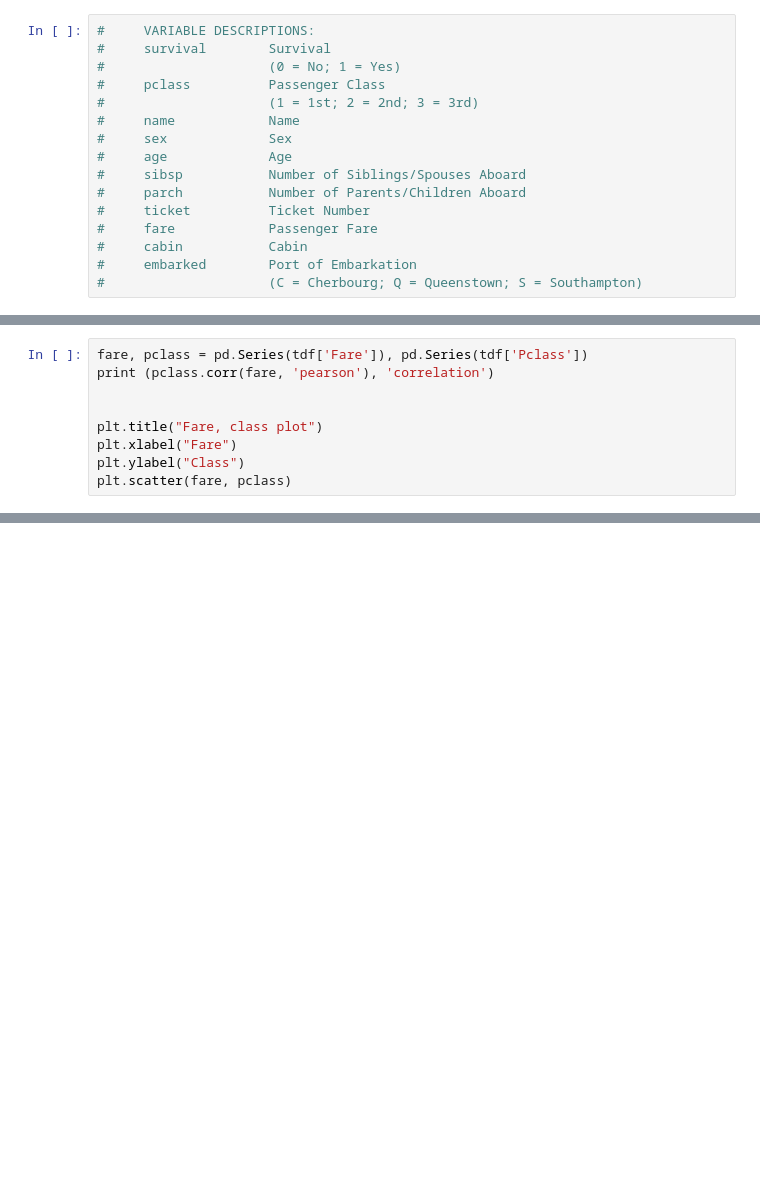
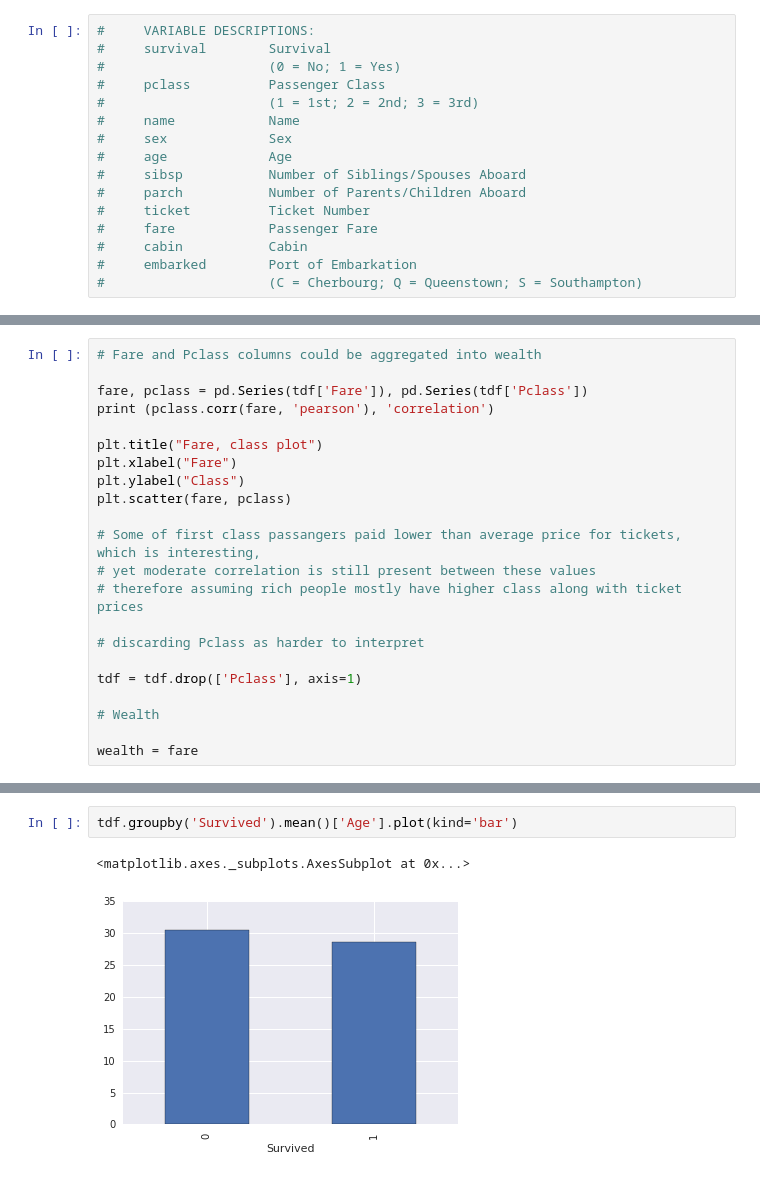
Before and after one commit to cranb3rry/dtnl, a Jupyter notebook: d_a_titanic.ipynb, the cells around one changed output, grey strips where cells are left out. Cells and saved outputs as stored; diff of their text form; blank space fills up the shorter version.

```diff
--- a/d_a_titanic.ipynb
+++ b/d_a_titanic.ipynb
@@ -77,11 +71,24 @@ memory usage: 48.8+ KB
 # %%
+# Fare and Pclass columns could be aggregated into wealth
+
 fare, pclass = pd.Series(tdf['Fare']), pd.Series(tdf['Pclass'])
 print (pclass.corr(fare, 'pearson'), 'correlation')
-
 
 plt.title("Fare, class plot")
 plt.xlabel("Fare")
 plt.ylabel("Class")
 plt.scatter(fare, pclass)
+
+# Some of first class passangers paid lower than average price for tickets, which is interesting,
+# yet moderate correlation is still present between these values
+# therefore assuming rich people mostly have higher class along with ticket prices
+
+# discarding Pclass as harder to interpret
+
+tdf = tdf.drop(['Pclass'], axis=1)
+
+# Wealth
+
+wealth = fare
 # %% [output]
 -0.549499619944 correlation
@@ -89,0 +139,5 @@ plt.scatter(fare, pclass)
+# %%
+tdf.groupby('Survived').mean()['Age'].plot(kind='bar')
+# %% [output]
+<matplotlib.axes._subplots.AxesSubplot at 0x...>
+[figure, added]
```
Also changed, not shown: parts of 11 cells of this notebook.
